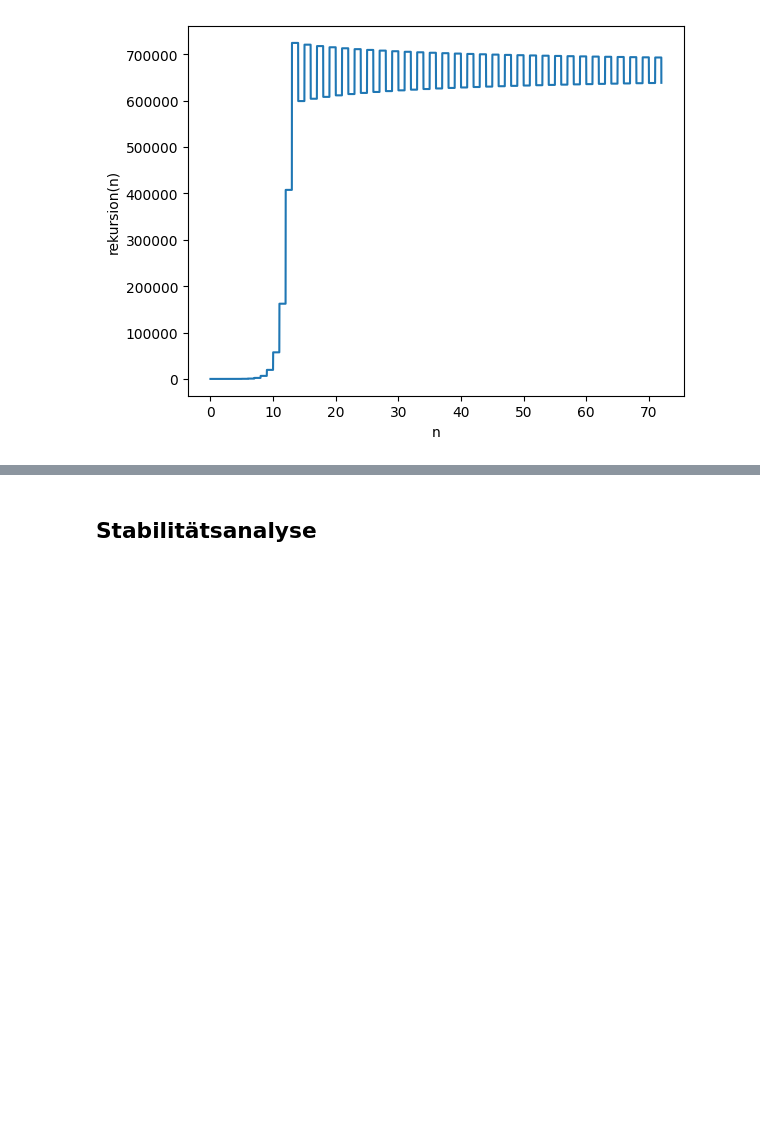
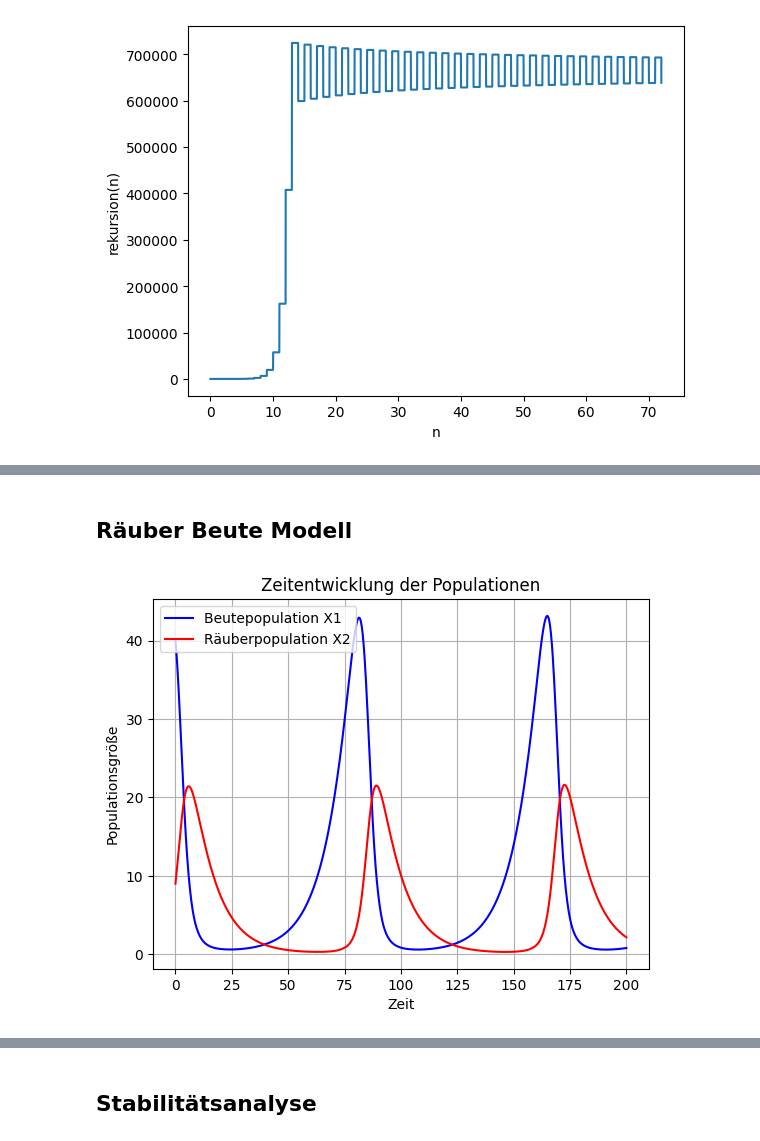
Before and after one commit to tombk556/MSM-Modellbildung-und-Modellanpassung, a Jupyter notebook: src/Rechner.ipynb, the cells around one changed output, grey strips where cells are left out. Cells and saved outputs as stored; diff of their text form; code cells hidden in the pictures; blank space fills up the shorter version.

```diff
--- a/src/Rechner.ipynb
+++ b/src/Rechner.ipynb
@@ -218,0 +325,2 @@ Rekursion: 642672.6260170431
+# %% [markdown]
+## Räuber Beute Modell
@@ -218,0 +331,36 @@ Rekursion: 642672.6260170431
+# %%
+a = 0.1  # Wachstumsrate der Beute
+b = 0.02  # Effektivität (Räuber fangen Beute)
+c = 0.1  # Sterberate der Räube
+d = 0.01  # Effizienz der Beute in Räuberwachstum
+# %%
+def räuber_beute_modell(t, z):
+    """X1: Beutepopulation, X2: Räuberpopulation"""
+
+    X1, X2 = z
+    dX1dt = a * X1 - b * X1 * X2
+    dX2dt = d * X1 * X2 - c * X2
+    return [dX1dt, dX2dt]
+
+X1_0 = 40  # Startgröße zum Zeitpunkt 0 der Beutepopulation
+X2_0 = 9   # Startgröße zum Zeitpunkt 0 der Räuberpopulation
+z0 = [X1_0, X2_0]
+# %%
+zeit = (0, 200)  # von t=0 bis t=200
+zeit_eval = np.linspace(zeit[0], zeit[1], 1000)
+
+solution = solve_ivp(räuber_beute_modell, zeit, z0, t_eval=zeit_eval, method="RK45")
+
+t = solution.t
+X1, X2 = solution.y
+# %%
+plt.plot(t, X1, label="Beutepopulation X1", color="blue")
+plt.plot(t, X2, label="Räuberpopulation X2", color="red")
+plt.xlabel("Zeit")
+plt.ylabel("Populationsgröße")
+plt.title("Zeitentwicklung der Populationen")
+plt.legend()
+plt.grid()
+plt.show()
+# %% [output]
+[figure, added]
```
Also changed, not shown: parts of 29 cells of this notebook, 1 other file.
